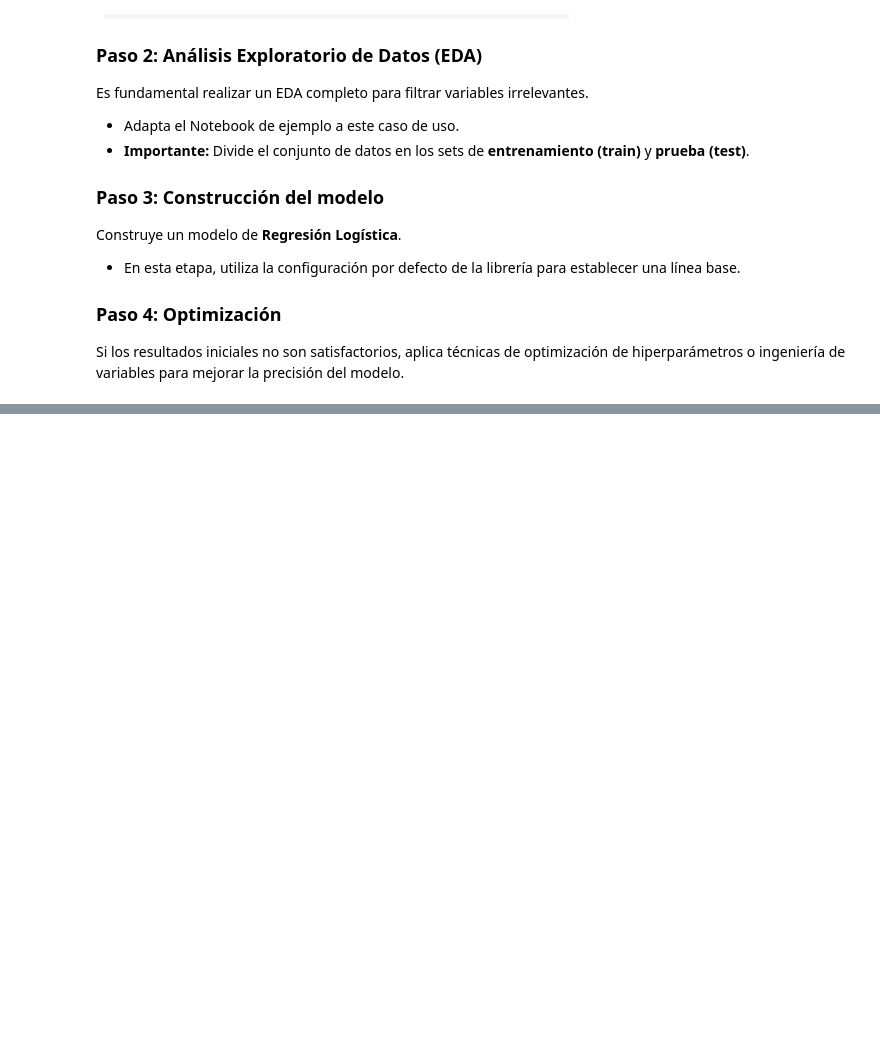
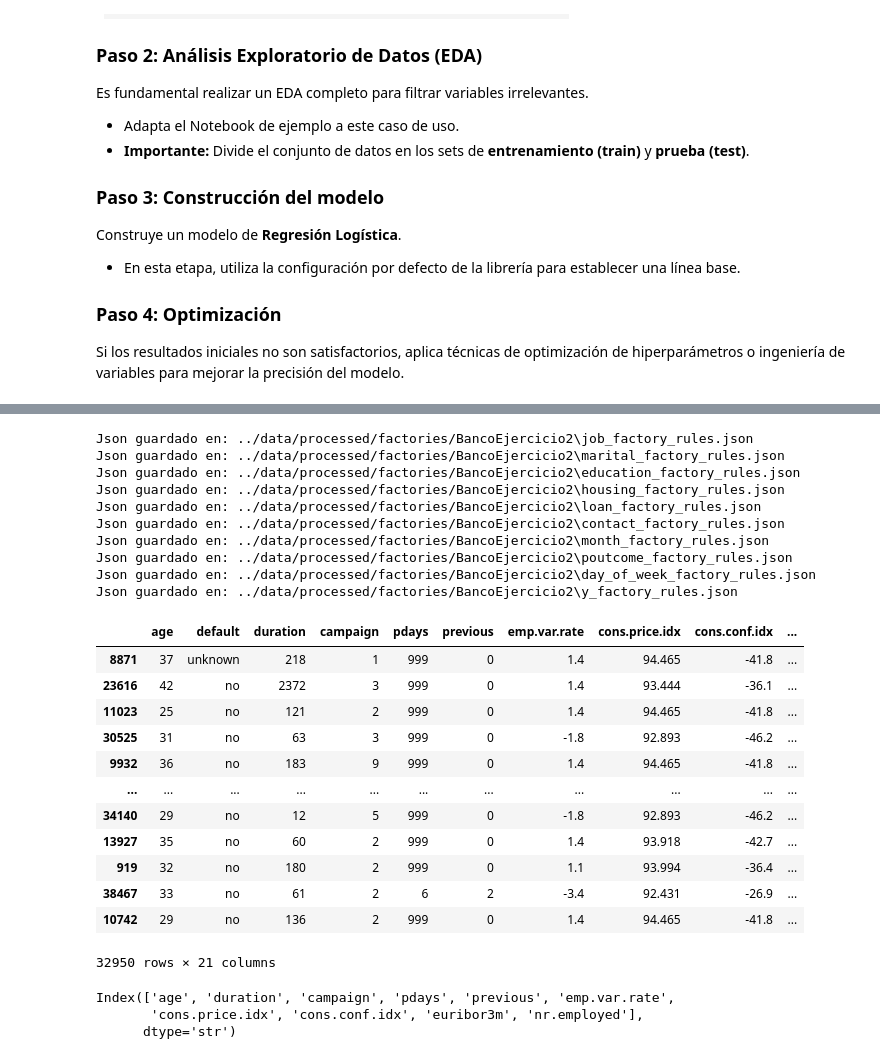
Before and after one commit to 4GeeksAcademy/andrupax94-intro-ml, a Jupyter notebook: src/01-logistic-regression-bank-marketing-campaign-data.ipynb, the cells around one changed output, grey strips where cells are left out. Cells and saved outputs as stored; diff of their text form; code cells hidden in the pictures; blank space fills up the shorter version.

```diff
--- a/src/01-logistic-regression-bank-marketing-campaign-data.ipynb
+++ b/src/01-logistic-regression-bank-marketing-campaign-data.ipynb
@@ -58,0 +252,45 @@ Si los resultados iniciales no son satisfactorios, aplica técnicas de optimizac
+# %%
+#Factorizamos las variables categoricas
+
+create_factor_transf_and_json("job", train,"BancoEjercicio2")
+create_factor_transf_and_json("marital", train,"BancoEjercicio2")
+create_factor_transf_and_json("education", train,"BancoEjercicio2")
+create_factor_transf_and_json("housing", train,"BancoEjercicio2")
+create_factor_transf_and_json("loan", train,"BancoEjercicio2")
+create_factor_transf_and_json("contact", train,"BancoEjercicio2")
+create_factor_transf_and_json("month", train,"BancoEjercicio2")
+create_factor_transf_and_json("poutcome", train,"BancoEjercicio2")
+create_factor_transf_and_json("day_of_week", train,"BancoEjercicio2")
+create_factor_transf_and_json("y", train,"BancoEjercicio2")
+train
+# %% [output]
+Json guardado en: ../data/processed/factories/BancoEjercicio2\job_factory_rules.json
+Json guardado en: ../data/processed/factories/BancoEjercicio2\marital_factory_rules.json
+Json guardado en: ../data/processed/factories/BancoEjercicio2\education_factory_rules.json
+Json guardado en: ../data/processed/factories/BancoEjercicio2\housing_factory_rules.json
+Json guardado en: ../data/processed/factories/BancoEjercicio2\loan_factory_rules.json
+Json guardado en: ../data/processed/factories/BancoEjercicio2\contact_factory_rules.json
+Json guardado en: ../data/processed/factories/BancoEjercicio2\month_factory_rules.json
+Json guardado en: ../data/processed/factories/BancoEjercicio2\poutcome_factory_rules.json
+Json guardado en: ../data/processed/factories/BancoEjercicio2\day_of_week_factory_rules.json
+Json guardado en: ../data/processed/factories/BancoEjercicio2\y_factory_rules.json
+|  | age | default | duration | campaign | pdays | previous | emp.var.rate | cons.price.idx | cons.conf.idx | ... |
+| 8871 | 37 | unknown | 218 | 1 | 999 | 0 | 1.4 | 94.465 | -41.8 | ... |
+| 23616 | 42 | no | 2372 | 3 | 999 | 0 | 1.4 | 93.444 | -36.1 | ... |
+| 11023 | 25 | no | 121 | 2 | 999 | 0 | 1.4 | 94.465 | -41.8 | ... |
+| 30525 | 31 | no | 63 | 3 | 999 | 0 | -1.8 | 92.893 | -46.2 | ... |
+| 9932 | 36 | no | 183 | 9 | 999 | 0 | 1.4 | 94.465 | -41.8 | ... |
+| ... | ... | ... | ... | ... | ... | ... | ... | ... | ... | ... |
+| 34140 | 29 | no | 12 | 5 | 999 | 0 | -1.8 | 92.893 | -46.2 | ... |
+| 13927 | 35 | no | 60 | 2 | 999 | 0 | 1.4 | 93.918 | -42.7 | ... |
+| 919 | 32 | no | 180 | 2 | 999 | 0 | 1.1 | 93.994 | -36.4 | ... |
+| 38467 | 33 | no | 61 | 2 | 6 | 2 | -3.4 | 92.431 | -26.9 | ... |
+| 10742 | 29 | no | 136 | 2 | 999 | 0 | 1.4 | 94.465 | -41.8 | ... |
+32950 rows × 21 columns
+# %%
+# Ahora seleccionamos variables numericas
+total_data.select_dtypes(include = ['int', 'float']).columns
+# %% [output]
+Index(['age', 'duration', 'campaign', 'pdays', 'previous', 'emp.var.rate',
+       'cons.price.idx', 'cons.conf.idx', 'euribor3m', 'nr.employed'],
+      dtype='str')
```
Also changed, not shown: parts of 12 cells of this notebook.
